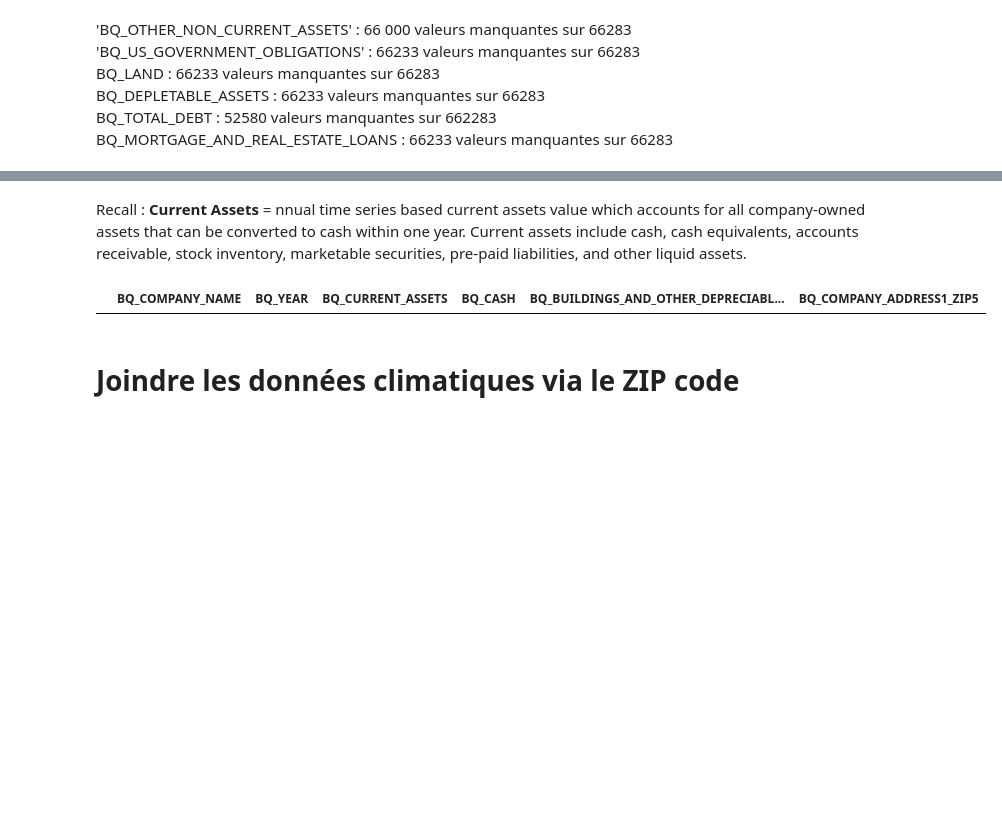
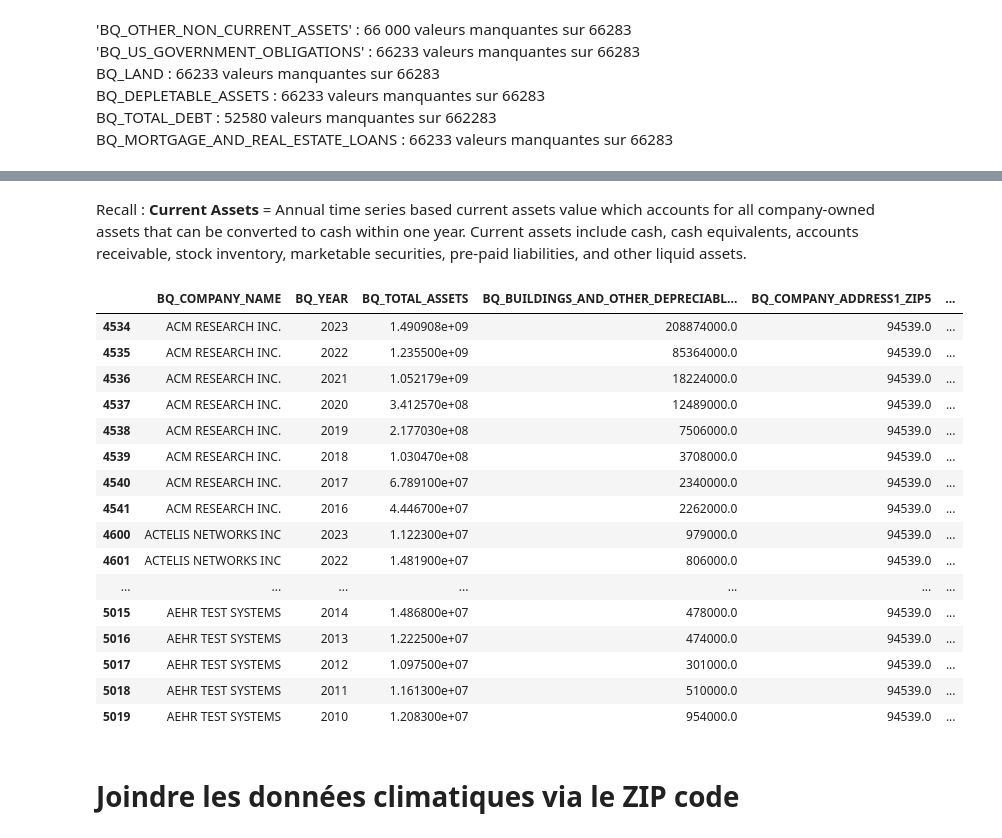
Before and after one commit to Askkip/StatAPP, a Jupyter notebook: US_Financials_Modeelisation.ipynb, the cells around one changed output, grey strips where cells are left out. Saved outputs shown, nothing was run; the diff lists cells and outputs as text; code cells hidden in the pictures; blank space fills up the shorter version.

```diff
--- a/US_Financials_Modeelisation.ipynb
+++ b/US_Financials_Modeelisation.ipynb
@@ -37,3 +39,4 @@ Mais on pourra dans le futur recrée ces valeurs manquantes à partir d'autres c
 # %%
-financial.loc[:,["BQ_ID","BQ_COMPANY_NAME"]].sample(5)
+firmo = firmo.dropna(subset=["BQ_COMPANY_ADDRESS1_ZIP5"], axis='index')
+firmo.loc[:,["BQ_ID","BQ_COMPANY_NAME","BQ_COMPANY_ADDRESS1_ZIP5","BQ_COMPANY_ADDRESS1_ZIP9"]].sample(5)
 # %% [output]
@@ -55,5 +49,6 @@ firmo.loc[:,["BQ_ID","BQ_COMPANY_NAME","BQ_COMPANY_ADDRESS1_ZIP5","BQ_COMPANY_AD
 # %%
-df = financial.set_index("BQ_ID").join(firmo.loc[:,["BQ_ID","BQ_COMPANY_NAME","BQ_COMPANY_ADDRESS1_ZIP5","BQ_COMPANY_ADDRESS1_ZIP9"]].set_index("BQ_ID"), rsuffix="firmo").reset_index()
-df.sample()
+df = (financial.set_index("BQ_ID").join(firmo.loc[:,["BQ_ID","BQ_COMPANY_NAME","BQ_COMPANY_ADDRESS1_ZIP5","BQ_COMPANY_ADDRESS1_ZIP9"]].set_index("BQ_ID"), rsuffix="firmo")).reset_index()
+df = df.dropna(subset=["BQ_COMPANY_ADDRESS1_ZIP5"], axis='index')
+df.sample(3)
 # %% [output]
 |  | BQ_ID | BQ_COMPANY_NAME | BQ_WEBSITE | BQ_YEAR | BQ_REVENUE | BQ_EBITDA | BQ_COR | BQ_NET_INCOME | ... |
@@ -141,4 +129,7 @@ g { color: Green }
 # %%
-aggreg = df.loc[:,['BQ_COMPANY_NAME', 'BQ_YEAR',"BQ_CURRENT_ASSETS","BQ_CASH","BQ_BUILDINGS_AND_OTHER_DEPRECIABLE_ASSETS", 'BQ_COMPANY_ADDRESS1_ZIP5']].dropna(how='all', subset=['BQ_BUILDINGS_AND_OTHER_DEPRECIABLE_ASSETS'])
+aggreg = df.loc[:,['BQ_COMPANY_NAME', 'BQ_YEAR',"BQ_TOTAL_ASSETS","BQ_BUILDINGS_AND_OTHER_DEPRECIABLE_ASSETS", 'BQ_COMPANY_ADDRESS1_ZIP5']].dropna(how='all', subset=['BQ_BUILDINGS_AND_OTHER_DEPRECIABLE_ASSETS'])
+aggreg["building_among_total"] = aggreg['BQ_BUILDINGS_AND_OTHER_DEPRECIABLE_ASSETS'] / aggreg['BQ_TOTAL_ASSETS']
+aggreg = aggreg.dropna(how='all', subset=['BQ_TOTAL_ASSETS'])
+aggreg = aggreg.loc[(aggreg["building_among_total"]<=1) & (aggreg["building_among_total"]>=0)]
 aggreg.sample(5)
 # %% [output]
@@ -151,9 +154,25 @@ aggreg.sample(5)
 # %% [markdown]
-Recall : **Current Assets** = nnual time series based current assets value which accounts for all company-owned assets that can be converted to cash within one year. Current assets include cash, cash equivalents, accounts receivable, stock inventory, marketable securities, pre-paid liabilities, and other liquid assets.
+Recall : **Current Assets** = Annual time series based current assets value which accounts for all company-owned assets that can be converted to cash within one year. Current assets include cash, cash equivalents, accounts receivable, stock inventory, marketable securities, pre-paid liabilities, and other liquid assets.
 # %%
-aggreg.loc[aggreg["BQ_COMPANY_ADDRESS1_ZIP5"] == 1001.0]
+aggreg.loc[aggreg["BQ_COMPANY_ADDRESS1_ZIP5"] == 94539.0]
 # %% [output]
-|  | BQ_COMPANY_NAME | BQ_YEAR | BQ_CURRENT_ASSETS | BQ_CASH | BQ_BUILDINGS_AND_OTHER_DEPRECIABL... | BQ_COMPANY_ADDRESS1_ZIP5 |
+|  | BQ_COMPANY_NAME | BQ_YEAR | BQ_TOTAL_ASSETS | BQ_BUILDINGS_AND_OTHER_DEPRECIABL... | BQ_COMPANY_ADDRESS1_ZIP5 | ... |
+| 4534 | ACM RESEARCH INC. | 2023 | 1.490908e+09 | 208874000.0 | 94539.0 | ... |
+| 4535 | ACM RESEARCH INC. | 2022 | 1.235500e+09 | 85364000.0 | 94539.0 | ... |
+| 4536 | ACM RESEARCH INC. | 2021 | 1.052179e+09 | 18224000.0 | 94539.0 | ... |
+| 4537 | ACM RESEARCH INC. | 2020 | 3.412570e+08 | 12489000.0 | 94539.0 | ... |
+| 4538 | ACM RESEARCH INC. | 2019 | 2.177030e+08 | 7506000.0 | 94539.0 | ... |
+| 4539 | ACM RESEARCH INC. | 2018 | 1.030470e+08 | 3708000.0 | 94539.0 | ... |
+| 4540 | ACM RESEARCH INC. | 2017 | 6.789100e+07 | 2340000.0 | 94539.0 | ... |
+| 4541 | ACM RESEARCH INC. | 2016 | 4.446700e+07 | 2262000.0 | 94539.0 | ... |
+| 4600 | ACTELIS NETWORKS INC | 2023 | 1.122300e+07 | 979000.0 | 94539.0 | ... |
+| 4601 | ACTELIS NETWORKS INC | 2022 | 1.481900e+07 | 806000.0 | 94539.0 | ... |
+| ... | ... | ... | ... | ... | ... | ... |
+| 5015 | AEHR TEST SYSTEMS | 2014 | 1.486800e+07 | 478000.0 | 94539.0 | ... |
+| 5016 | AEHR TEST SYSTEMS | 2013 | 1.222500e+07 | 474000.0 | 94539.0 | ... |
+| 5017 | AEHR TEST SYSTEMS | 2012 | 1.097500e+07 | 301000.0 | 94539.0 | ... |
+| 5018 | AEHR TEST SYSTEMS | 2011 | 1.161300e+07 | 510000.0 | 94539.0 | ... |
+| 5019 | AEHR TEST SYSTEMS | 2010 | 1.208300e+07 | 954000.0 | 94539.0 | ... |
 # %% [markdown]
 # Joindre les données climatiques via le ZIP code
 # %%
```
Also changed, not shown: parts of 33 cells of this notebook, 1 other file.
